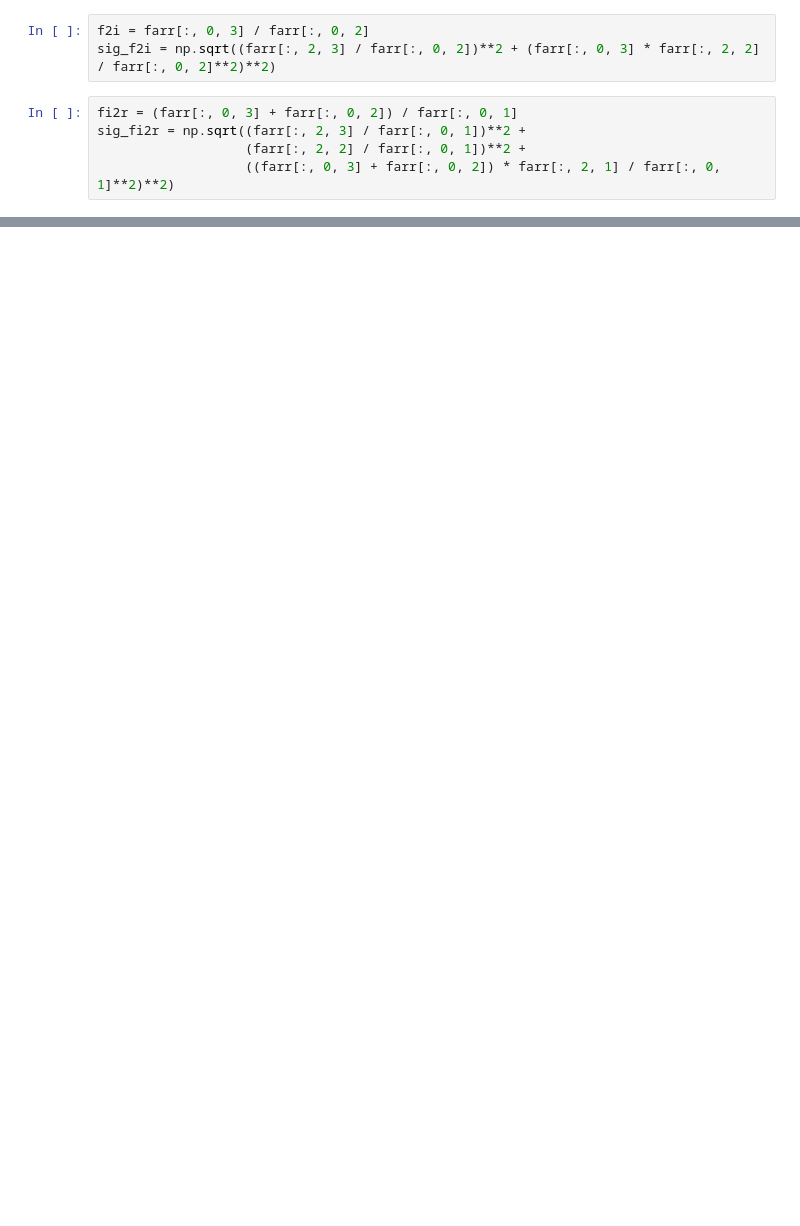
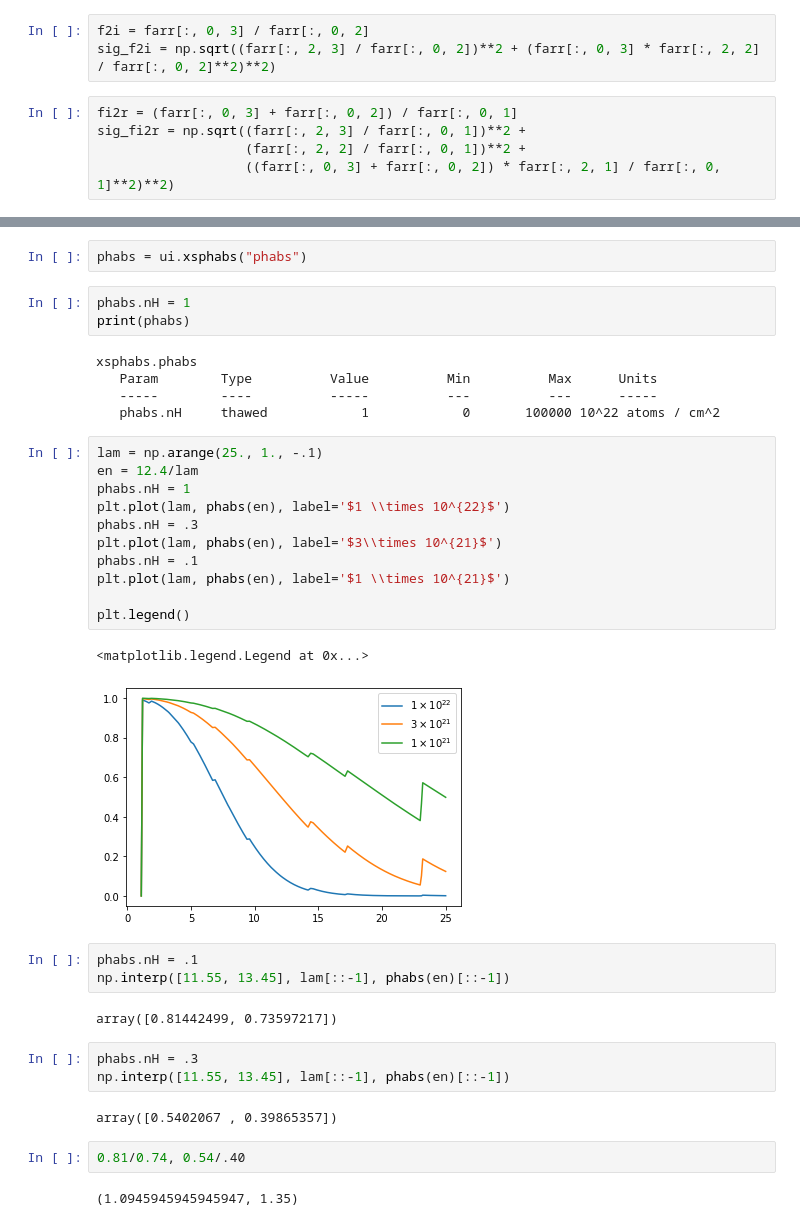
Before and after one commit to hamogu/TWHya, a Jupyter notebook: X-rayvariability.ipynb, the cells around one changed output, grey strips where cells are left out. Saved outputs shown, nothing was run; the diff lists cells and outputs as text; blank space fills up the shorter version.

```diff
--- a/X-rayvariability.ipynb
+++ b/X-rayvariability.ipynb
@@ -408,0 +485,38 @@ plt.errorbar(obsids, fi2r, yerr=sig_fi2r, fmt='o')
+# %%
+phabs = ui.xsphabs("phabs")
+# %%
+phabs.nH = 1
+print(phabs)
+# %% [output]
+xsphabs.phabs
+   Param        Type          Value          Min          Max      Units
+   -----        ----          -----          ---          ---      -----
+   phabs.nH     thawed            1            0       100000 10^22 atoms / cm^2
+# %%
+lam = np.arange(25., 1., -.1)
+en = 12.4/lam
+phabs.nH = 1
+plt.plot(lam, phabs(en), label='$1 \\times 10^{22}$')
+phabs.nH = .3
+plt.plot(lam, phabs(en), label='$3\\times 10^{21}$')
+phabs.nH = .1
+plt.plot(lam, phabs(en), label='$1 \\times 10^{21}$')
+
+plt.legend()
+# %% [output]
+<matplotlib.legend.Legend at 0x...>
+[figure, added]
+# %%
+phabs.nH = .1
+np.interp([11.55, 13.45], lam[::-1], phabs(en)[::-1])
+# %% [output]
+array([0.81442499, 0.73597217])
+# %%
+phabs.nH = .3
+np.interp([11.55, 13.45], lam[::-1], phabs(en)[::-1])
+# %% [output]
+array([0.5402067 , 0.39865357])
+# %%
+0.81/0.74, 0.54/.40
+# %% [output]
+(1.0945945945945947, 1.35)
```
Also changed, not shown: parts of 55 cells of this notebook.
